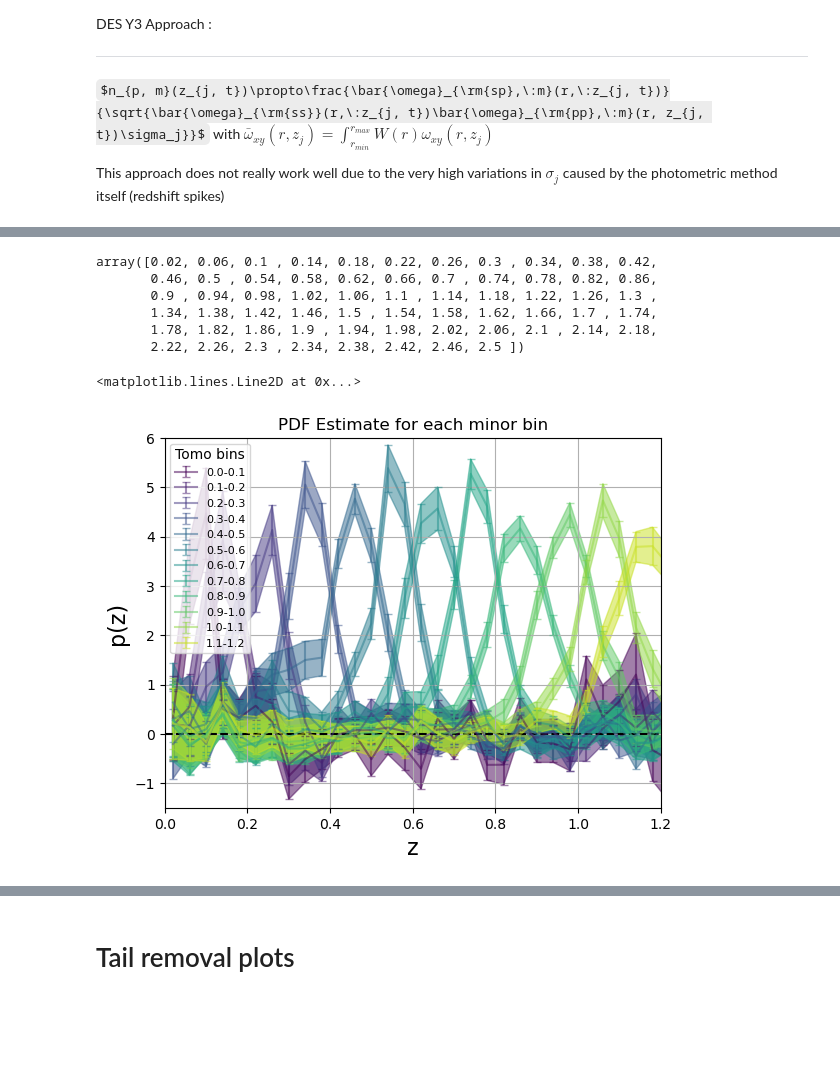
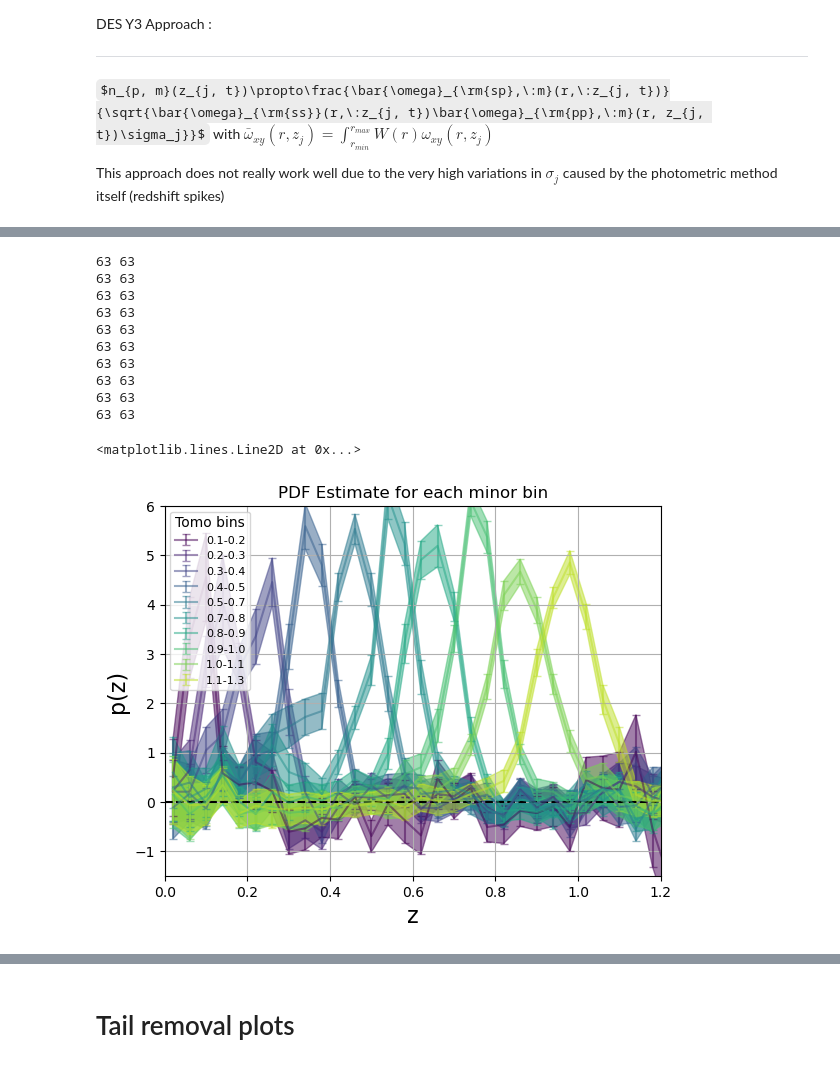
Before and after one commit to JeanCHDJdev/desi-y3-hsc, a Jupyter notebook: src/statistics/merged_results.ipynb, the cells around one changed output, grey strips where cells are left out. Cells and saved outputs as stored; diff of their text form; code cells hidden in the pictures; some formulas as TeX source; blank space fills up the shorter version.

```diff
--- a/src/statistics/merged_results.ipynb
+++ b/src/statistics/merged_results.ipynb
@@ -66,7 +67,7 @@ tracer_trad = {
     'QSO' : 'QSO',
 }
 # %%
-stem = 'v10'
+stem = 'v14'
 path_dictionary = {
     'HSC' : ROOT / 'v12_correction' / f'autos_HSC', # with no wpp correction, is unused
     'DESI_NGC' : ROOT / stem / f'autos_NGC',
@@ -74,3 +75,4 @@ path_dictionary = {
     'DESIxHSC' : ROOT / stem / f'cross',
 }
 assert all([p.exists() for p in path_dictionary.values()])
+outdir = ROOT / f'merged_{stem}'
@@ -127,4 +200,5 @@ plt.grid()
 # %%
+outdir = ROOT / 'merged_v15_dr1'
 path_dictionary.update({
     'MergedxMerged' : outdir,
     'MergedxHSC' : outdir,
@@ -134,13 +208,14 @@ importlib.reload(inference)
 importlib.reload(comb)
 importlib.reload(ct)
 importlib.reload(cf)
+tomobin = 2
+tracer = 'LRG'
 meas = inference.full_npz_tomo(
     path_dictionary=path_dictionary,
     do_bias_correction=False,
-    scale_cuts=[1, 5],
-    tracer='Merged',
-    tomo_bin=4,
-    verbose=True,
+    scale_cuts=[.5, 3],
+    tracer=tracer,
+    tomo_bin=tomobin,
     rebin=1
 )
 # %% [output]
@@ -240,16 +345,31 @@ GP kernel: 0.914**2 * Matern(length_scale=0.08, nu=1.5)
 # %%
 importlib.reload(inference)
+importlib.reload(cf)
+path_dictionary_correction = {
+    'HSC' : ROOT / 'v12_correction' / f'autos_HSC',  # with no wpp correction, is unuse
+    'DESI_NGC' : ROOT / 'v12_correction' / f'autos_NGC',
+    'DESI_SGC' : ROOT / 'v12_correction' / f'autos_SGC',
+    'DESIxHSC' : ROOT / 'v12_correction' / f'cross',
+    'MergedxMerged' : ROOT / 'merged_v12_correction',
+    'MergedxHSC' : ROOT / 'merged_v12_correction'
+}
 nz = []
 nz_err = []
-for i in range(1, 24):
+correction_file_reader = cf.CorrFileReader(path_dictionary_correction["DESI_NGC"])
+bins_z = inference._get_fine_redshift_bins(
+    fr=correction_file_reader,
+    tracer='Merged'
+)
+bins_hsc = correction_file_reader.get_bins('HSC')
+print(bins_hsc)
+for i in range(1, len(bins_hsc)):
     print(f'Processing tomo bin {i}')
     meas = inference.full_npz_tomo(
-        path_dictionary=path_dictionary,
+        path_dictionary=path_dictionary_correction,
         do_bias_correction=False,
-        scale_cuts=[1, 5],
+        scale_cuts=[.3, 2.5],
         tracer='Merged',
         tomo_bin=i,
-        verbose=True,
     )
     nz.append(meas[0])
     nz_err.append(meas[1])
@@ -276,19 +396,10 @@ Using merged method for tracer Merged and tomo bin 23.
-# %%
-(zbins[1:] + zbins[:-1])/2
-# %% [output]
-array([0.02, 0.06, 0.1 , 0.14, 0.18, 0.22, 0.26, 0.3 , 0.34, 0.38, 0.42,
-       0.46, 0.5 , 0.54, 0.58, 0.62, 0.66, 0.7 , 0.74, 0.78, 0.82, 0.86,
-       0.9 , 0.94, 0.98, 1.02, 1.06, 1.1 , 1.14, 1.18, 1.22, 1.26, 1.3 ,
-       1.34, 1.38, 1.42, 1.46, 1.5 , 1.54, 1.58, 1.62, 1.66, 1.7 , 1.74,
-       1.78, 1.82, 1.86, 1.9 , 1.94, 1.98, 2.02, 2.06, 2.1 , 2.14, 2.18,
-       2.22, 2.26, 2.3 , 2.34, 2.38, 2.42, 2.46, 2.5 ])
 # %%
 stds = []
 viridis = plt.get_cmap('viridis')
 tomo_bin = [0, 1.2]
-zval = (zbins[1:] + zbins[:-1])/2
+tomo_vals = (bins_hsc[1:] + bins_hsc[:-1])/2
+zval = (bins_z[1:] + bins_z[:-1])/2
 dz = 0.1
-tomo_vals = np.arange(0, zval.max() + dz, dz)
 haserr = True
 plotted_indices = []
 
@@ -301,35 +412,45 @@ for num, i in enumerate(plotted_indices):
     integrated_nz = simpson(nz[i], zval)
     stds.append(np.std(nz[i]/integrated_nz))
     if haserr:
         plt.errorbar(
             zval,
             nz[i],
             nz_err[i],
             label=f'{tomo_vals[i]:.1f}-{tomo_vals[i+1]:.1f}',
             alpha=0.5,
             color=viridis(num/len(plotted_indices)),
             capsize=3
         )
 
     plt.fill_between(
         zval,
         (nz[i] - nz_err[i]),
         (nz[i] + nz_err[i]),
         alpha=0.5,
         color=viridis(num/len(plotted_indices)),
         #label=f'{stds[i]:.2f}',
     )
 plt.xlim(0., 1.2)
 plt.ylim(-1.5, 6)
 plt.grid()
 plt.xlabel('z', fontsize=16)
 plt.ylabel('p(z)', fontsize=16)
 plt.legend(loc='upper left', fontsize=8, title='Tomo bins')
 plt.title('PDF Estimate for each minor bin')
 plt.axhline(0, color='k', linestyle='--')
 # %% [output]
-<matplotlib.lines.Line2D at 0x...>
+63 63
+63 63
+63 63
+63 63
+63 63
+63 63
+63 63
+63 63
+63 63
+63 63
+<matplotlib.lines.Line2D at 0x...>
-[figure, old version]
+[figure, new version]
 # %%
 import numpy as np
 import matplotlib.pyplot as plt
```
Also changed, not shown: parts of 26 cells of this notebook, 5 other files.
